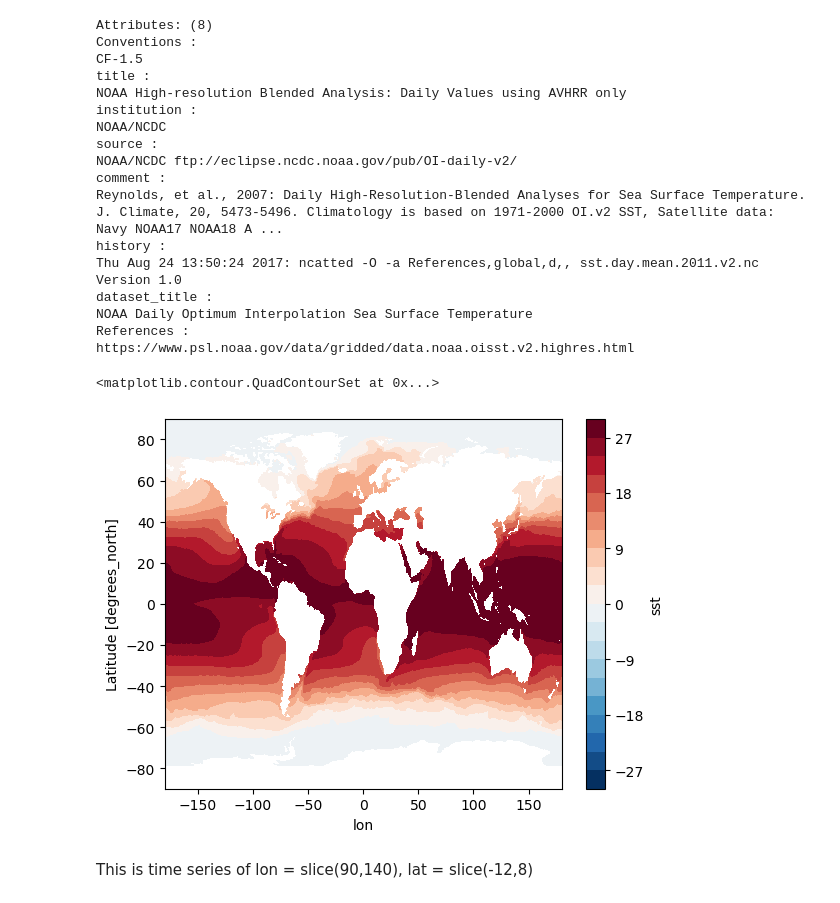
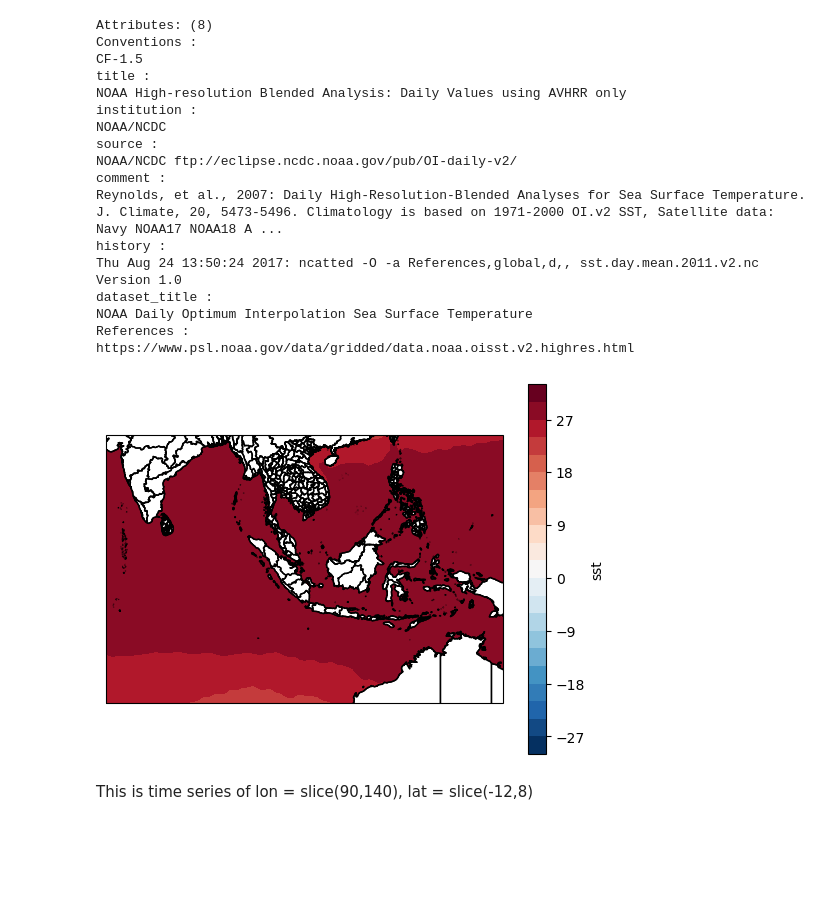
Before and after one commit to syedhamidali/test_scripts, a Jupyter notebook: sst_analysis_tutorial.ipynb, the cells around one changed output. Cells and saved outputs as stored; diff of their text form; code cells hidden in the pictures; blank space fills up the shorter version.

```diff
--- a/sst_analysis_tutorial.ipynb
+++ b/sst_analysis_tutorial.ipynb
@@ -65,8 +175,3 @@ dataset_title :
 NOAA Daily Optimum Interpolation Sea Surface Temperature
 References :
 https://www.psl.noaa.gov/data/gridded/data.noaa.oisst.v2.highres.html
-# %%
-ds['sst'].mean("time").plot.contourf(levels = range(-30, 31, 3))
-# %% [output]
-<matplotlib.contour.QuadContourSet at 0x...>
-[figure, removed]
@@ -73,3 +182,13 @@ ds['sst'].mean("time").plot.contourf(levels = range(-30, 31, 3))
+# %%
+fig = plt.figure()
+ax = plt.axes(projection = ccrs.PlateCarree())
+ds['sst'].mean("time").plot.contourf(levels = range(-30, 35, 3), ax=ax)
+ax.coastlines()
+ax.add_feature(feat.BORDERS)
+ax.add_feature(feat.STATES.with_scale("10m"))
+ax.set_extent([70, 140, -20, 20])
+# %% [output]
+[figure, added]
 # %%
 sst = ds.sst
 # %% [markdown]
```
Also changed, not shown: parts of 19 cells of this notebook.
